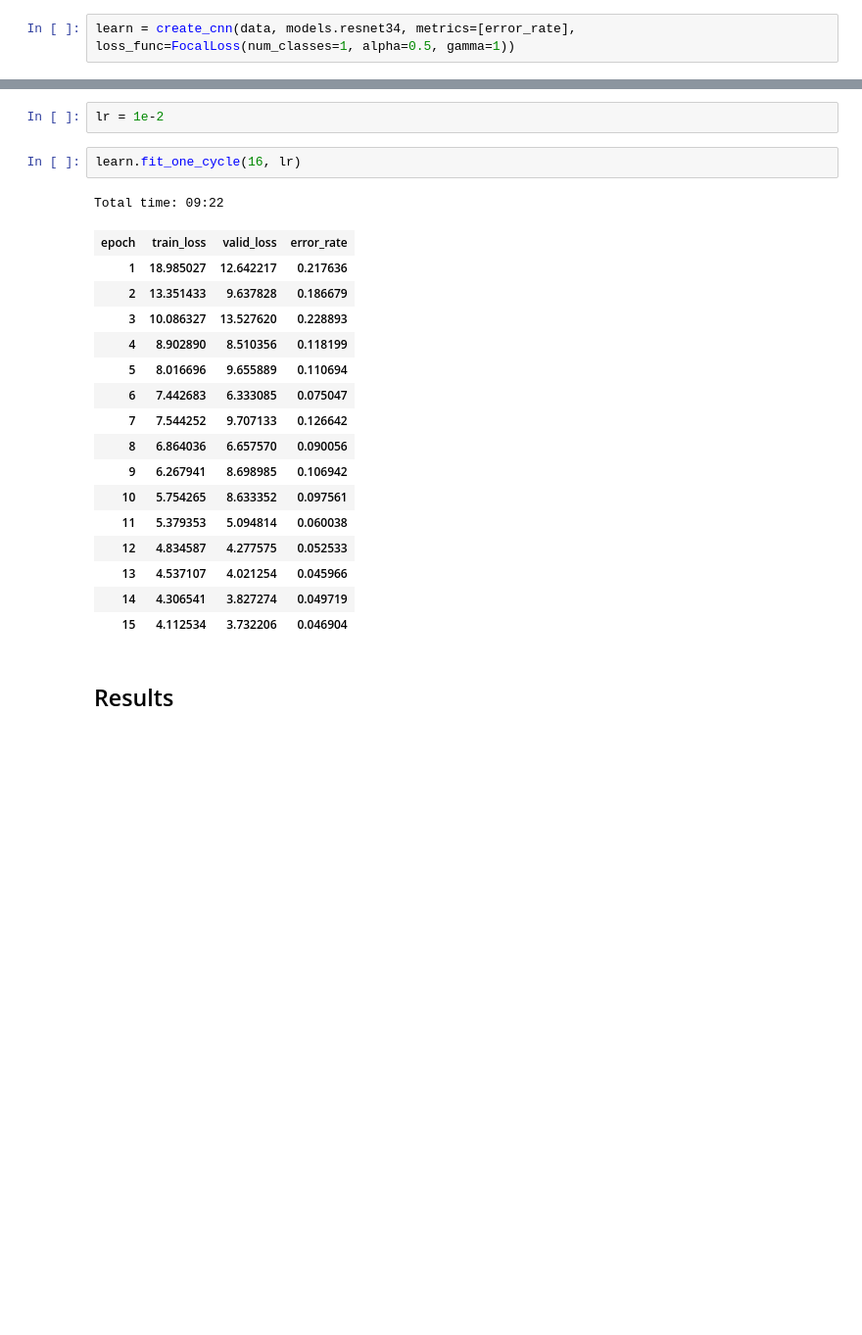
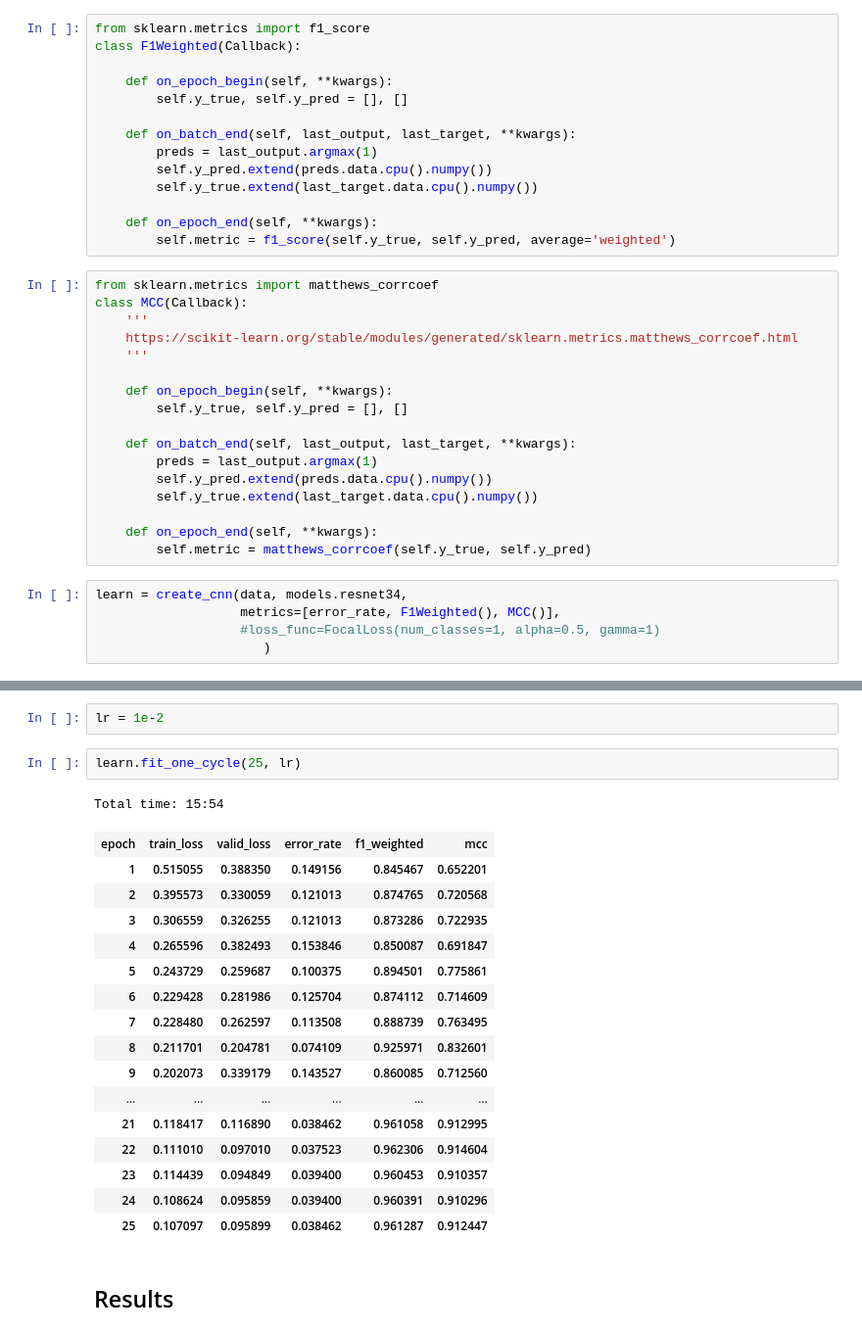
Before and after one commit to ChristianMarzahl/ISBI2019_WhiteBloodCancer, a Jupyter notebook: baseline.ipynb, the cells around one changed output, grey strips where cells are left out. Shown at 98% size. Saved outputs shown, nothing was run; the diff lists cells and outputs as text; blank space fills up the shorter version.

```diff
--- a/baseline.ipynb
+++ b/baseline.ipynb
@@ -117,8 +117,42 @@ class FocalLoss(nn.Module):
         pt = p*t + (1-p)*(1-t)
         w = self.alpha*t + (1-self.alpha)*(1-t)
         return w * (1-pt).pow(self.gamma)
+# %%
+from sklearn.metrics import f1_score
+class F1Weighted(Callback):
+
+    def on_epoch_begin(self, **kwargs):
+        self.y_true, self.y_pred = [], []
+
+    def on_batch_end(self, last_output, last_target, **kwargs):
+        preds = last_output.argmax(1)
+        self.y_pred.extend(preds.data.cpu().numpy())
+        self.y_true.extend(last_target.data.cpu().numpy())
+
+    def on_epoch_end(self, **kwargs):
+        self.metric = f1_score(self.y_true, self.y_pred, average='weighted')
+# %%
+from sklearn.metrics import matthews_corrcoef
+class MCC(Callback):
+    '''
+    https://scikit-learn.org/stable/modules/generated/sklearn.metrics.matthews_corrcoef.html
+    '''
+
+    def on_epoch_begin(self, **kwargs):
+        self.y_true, self.y_pred = [], []
+
+    def on_batch_end(self, last_output, last_target, **kwargs):
+        preds = last_output.argmax(1)
+        self.y_pred.extend(preds.data.cpu().numpy())
+        self.y_true.extend(last_target.data.cpu().numpy())
+
+    def on_epoch_end(self, **kwargs):
+        self.metric = matthews_corrcoef(self.y_true, self.y_pred)
 # %%
-learn = create_cnn(data, models.resnet34, metrics=[error_rate], loss_func=FocalLoss(num_classes=1, alpha=0.5, gamma=1))
+learn = create_cnn(data, models.resnet34,
+                   metrics=[error_rate, F1Weighted(), MCC()],
+                   #loss_func=FocalLoss(num_classes=1, alpha=0.5, gamma=1)
+                      )
 # %%
 learn.to_fp16()
 # %% [output]
@@ -150,25 +184,25 @@ LR Finder is complete, type {learner_name}.recorder.plot() to see the graph.
 # %%
 lr = 1e-2
 # %%
-learn.fit_one_cycle(16, lr)
+learn.fit_one_cycle(25, lr)
 # %% [output]
-Total time: 09:22
+Total time: 15:54
-| epoch | train_loss | valid_loss | error_rate |
-| 1 | 18.985027 | 12.642217 | 0.217636 |
-| 2 | 13.351433 | 9.637828 | 0.186679 |
-| 3 | 10.086327 | 13.527620 | 0.228893 |
-| 4 | 8.902890 | 8.510356 | 0.118199 |
-| 5 | 8.016696 | 9.655889 | 0.110694 |
-| 6 | 7.442683 | 6.333085 | 0.075047 |
-| 7 | 7.544252 | 9.707133 | 0.126642 |
-| 8 | 6.864036 | 6.657570 | 0.090056 |
-| 9 | 6.267941 | 8.698985 | 0.106942 |
-| 10 | 5.754265 | 8.633352 | 0.097561 |
-| 11 | 5.379353 | 5.094814 | 0.060038 |
-| 12 | 4.834587 | 4.277575 | 0.052533 |
-| 13 | 4.537107 | 4.021254 | 0.045966 |
-| 14 | 4.306541 | 3.827274 | 0.049719 |
-| 15 | 4.112534 | 3.732206 | 0.046904 |
+| epoch | train_loss | valid_loss | error_rate | f1_weighted | mcc |
+| 1 | 0.515055 | 0.388350 | 0.149156 | 0.845467 | 0.652201 |
+| 2 | 0.395573 | 0.330059 | 0.121013 | 0.874765 | 0.720568 |
+| 3 | 0.306559 | 0.326255 | 0.121013 | 0.873286 | 0.722935 |
+| 4 | 0.265596 | 0.382493 | 0.153846 | 0.850087 | 0.691847 |
+| 5 | 0.243729 | 0.259687 | 0.100375 | 0.894501 | 0.775861 |
+| 6 | 0.229428 | 0.281986 | 0.125704 | 0.874112 | 0.714609 |
+| 7 | 0.228480 | 0.262597 | 0.113508 | 0.888739 | 0.763495 |
+| 8 | 0.211701 | 0.204781 | 0.074109 | 0.925971 | 0.832601 |
+| 9 | 0.202073 | 0.339179 | 0.143527 | 0.860085 | 0.712560 |
+| ... | ... | ... | ... | ... | ... |
+| 21 | 0.118417 | 0.116890 | 0.038462 | 0.961058 | 0.912995 |
+| 22 | 0.111010 | 0.097010 | 0.037523 | 0.962306 | 0.914604 |
+| 23 | 0.114439 | 0.094849 | 0.039400 | 0.960453 | 0.910357 |
+| 24 | 0.108624 | 0.095859 | 0.039400 | 0.960391 | 0.910296 |
+| 25 | 0.107097 | 0.095899 | 0.038462 | 0.961287 | 0.912447 |
 # %% [markdown]
 ## Results
 # %%
```
Also changed, not shown: parts of 2 cells of this notebook, 2 other files.
